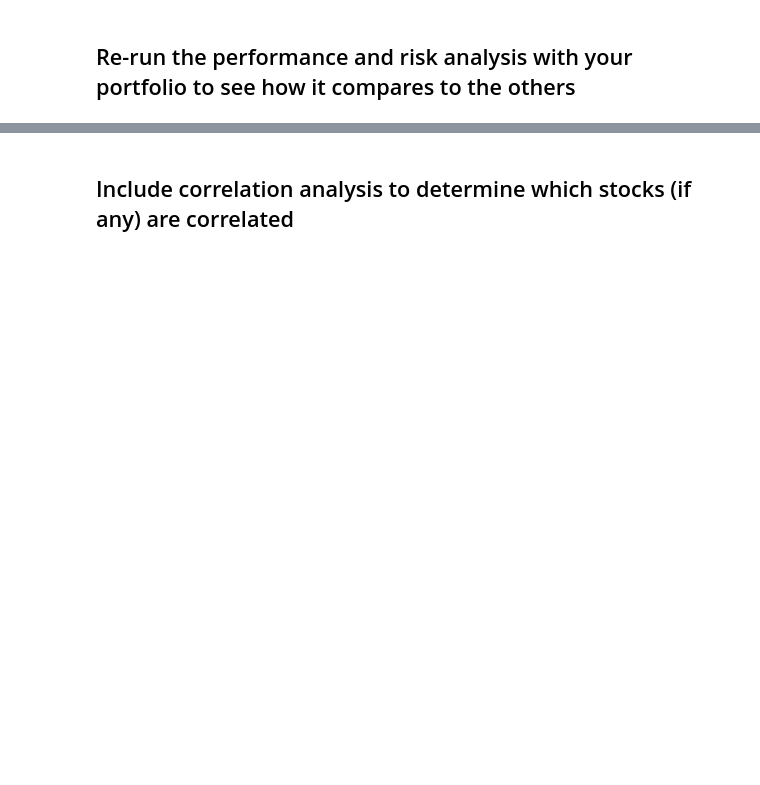
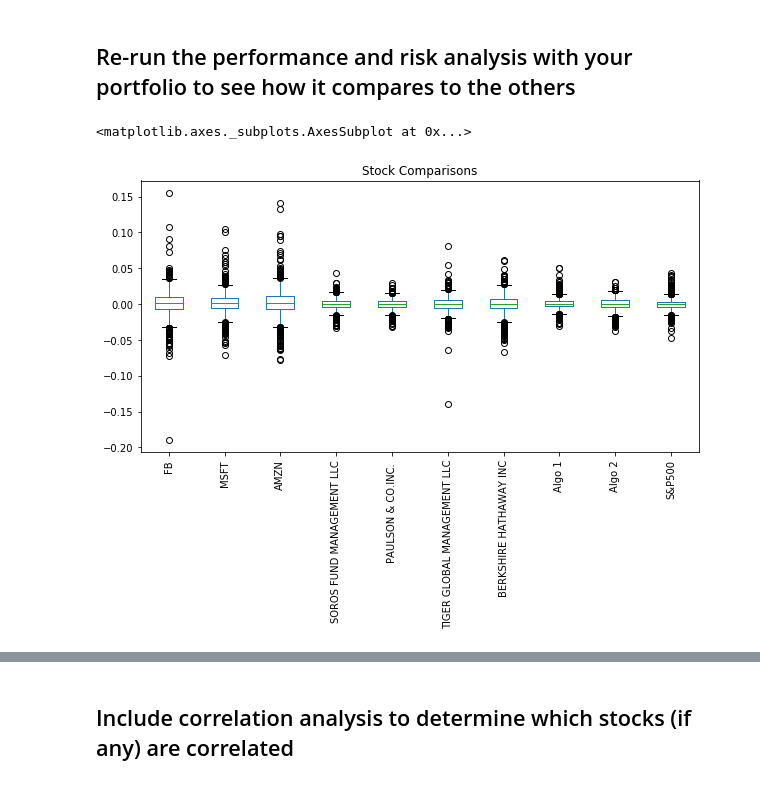
Before and after one commit to selprince/Whales_Returns_Assignment, a Jupyter notebook: whale_analysis.ipynb, the cells around one changed output, grey strips where cells are left out. Saved outputs shown, nothing was run; the diff lists cells and outputs as text; code cells hidden in the pictures; blank space fills up the shorter version.

```diff
--- a/whale_analysis.ipynb
+++ b/whale_analysis.ipynb
@@ -393,7 +407,9 @@ FileNotFoundError: [Errno 2] File b'Users\\selprince.AGCO\\Desktop\\Columbia_Boo
 # %%
 # Read the third stock
-amzn_csv = Path("Users/selprince.AGCO/Desktop/Columbia_Bootcamp_Repository/Whales_Returns_Assignment/amzn_csv - AMZN.csv")
+amzn_csv = ("amzn_csv - AMZN.csv")
 
-amzn_df = pd.read_csv(fb_csv, index_col="Date",
-                       parse_dates=True, infer_datetime_format=True)
+amzn_df = pd.read_csv(amzn_csv, index_col="Date",parse_dates=True,
+                             infer_datetime_format=True)
+amzn_df.rename(columns={'Close':'AMZN'}, inplace=True)
+
 amzn_df.head()
@@ -405,3 +439,6 @@ my_stock_portfolio.head()
 # %%
 # Reset the index
 my_stock_portfolio.sort_index(inplace=True)
+
+my_stock_portfolio = my_stock_portfolio.pct_change()
+my_stock_portfolio.head()
@@ -412,19 +472,2 @@ my_stock_portfolio.head()
 # %% [markdown]
 ## Calculate the weighted returns for the portfolio assuming an equal number of shares for each stock
-# %%
-# Calculate weighted portfolio returns
-all_prices = pd.concat([my_stock_portfolio, sp500_df, algo_df], axis="rows", join="inner")
-all_prices = all_prices.reset_index()
-all_prices = all_prices.pivot_table(values="NOCP", index="Trade DATE", columns="Symbol")
-all_prices.head()
-
-weights = [1/3, 1/3, 1/3]
-my_stock_portfolio = 1/3
-sp500_returns = 1/3
-algo_df = 1/3
-
-    portfolio_returns = my_stock_portfolio * all_returns["My Portfolio"] +
-                        sp500_returns * all_returns["S&P500"] +
-                        my_stock_portfolio * all_returns["My Portfolio"]
-
-        portfolio_returns.head()
@@ -436,0 +499,6 @@ IndentationError: unindent does not match any outer indentation level (<tokenize
+# %%
+# YOUR CODE HERE
+all_portfolios = pd.concat([my_stock_portfolio,combined_returns],
+                           axis="columns",join="inner")
+
+all_portfolios.head()
@@ -453,0 +525,6 @@ IndentationError: unindent does not match any outer indentation level (<tokenize
+# %%
+# Risk
+all_portfolios.plot.box(figsize=(10,5),title="Stock Comparisons",rot=90)
+# %% [output]
+<matplotlib.axes._subplots.AxesSubplot at 0x...>
+[figure, added]
```
Also changed, not shown: parts of 52 cells of this notebook.
